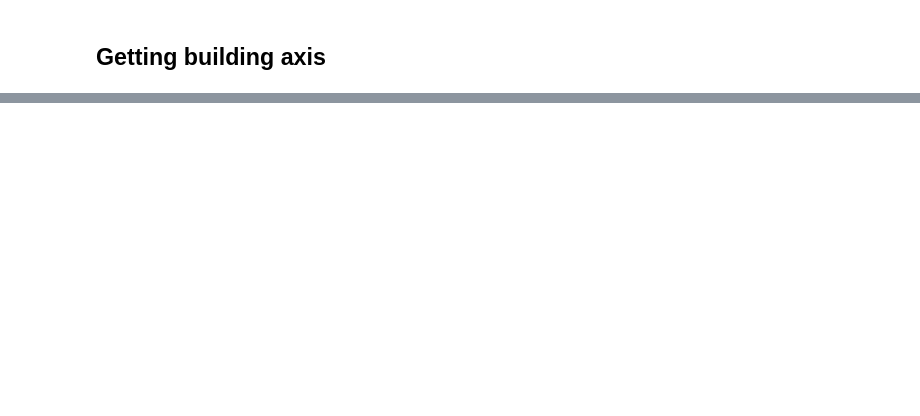
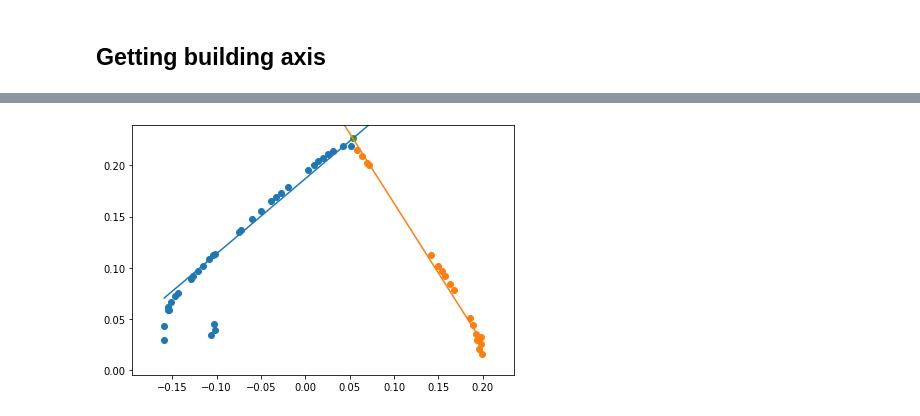
Before and after one commit to falcoso/Vision-Hammer, a Jupyter notebook: Point Cloud Demos.ipynb, the cells around one changed output, grey strips where cells are left out. Drawn from its saved outputs; the diff is of its cells as text; code cells hidden in the pictures; blank space fills up the shorter version.

Commit message:
Added building alignment separate to function, still need to sort out return convention.

```diff
--- a/Point Cloud Demos.ipynb
+++ b/Point Cloud Demos.ipynb
@@ -272,16 +241,6 @@ def matching(pcd, labels):
             vecs2.paint_uniform_color([1,0,0])
             o3d.visualization.draw_geometries([cluster, vecs, vecs2, cluster.get_axis_aligned_bounding_box()])
 
-        elif vol < 0.3*np.min(ref_vols):
-            pass # not big enough to classify
-        else:
-            for (key, cl), ref_vol in zip(refs.items(), ref_vols):
-                if vol <= ref_vol and vol > 0.3*ref_vol:
-                    matches.append(key)
-
-            match_rate = np.zeros(len(matches))
-            for match in matches:
-                cluster.translate(-cluster.get_center())
 
 clouds = []
 for i in range(2,6):
@@ -289,7 +248,7 @@ for i in range(2,6):
 
 print("Segmenting")
 pcd = clouds[0]
-labels, norm = corr.segment(pcd, 0.005, 20, 100)
+labels, norm = corr.segment(pcd)
 inliers = np.where(labels != -1)[0]
 pcd = pcd.select_down_sample(inliers)
 labels = np.array([i for i in labels if i !=-1])
@@ -305,0 +262,79 @@ Scenery cluster
+# %%
+%matplotlib inline
+
+def lines(x, n):
+    return 1/n[1] - n[0]*x/n[1]
+
+# This will plot the best fit lines for the corners
+def matching2(pcd, labels):
+    # define fp to reference models
+    refs = {}
+    refs["Commander"] = o3d.io.read_point_cloud("./Point Clouds/Commander Ref.ply")
+    refs["Broadside"] = o3d.io.read_point_cloud("./Point Clouds/Broadside Ref.ply")
+    ref_vols = np.array([i.get_oriented_bounding_box().volume() for j, i in refs.items()])
+
+    # go through all clusters that have been labelled but not classified as
+    # outliers or the table plane
+    for i in range(labels.max()):  # note that this will go up to but not include table
+        cluster = np.where(labels == i)[0]
+        cluster = pcd.select_down_sample(cluster)
+        vol = cluster.get_oriented_bounding_box().volume()
+
+        # first filter possible matches based on size
+        matches = []
+        if vol > np.max(ref_vols): # potentially item of scenery, cluster more finely
+            print("Scenery cluster")
+            points = np.asarray(cluster.points)
+            points = np.delete(points, 1, axis=1)
+            points = np.concatenate((points, np.ones((points.shape[0], 1))), axis=1)
+            hull = scipy.spatial.ConvexHull(points[:,:2])
+            hull_pts = points[hull.vertices]
+            while len(hull_pts) < 50:
+                points = np.delete(points, hull.vertices, axis=0)
+                hull = scipy.spatial.ConvexHull(points[:,:2])
+                hull_pts =np.append(hull_pts, points[hull.vertices], axis=0)
+                x = o3d.geometry.PointCloud(o3d.utility.Vector3dVector(hull_pts)).voxel_down_sample(0.01)
+                hull_pts = np.asarray(x.points)
+            hull_pts = hull_pts[:,:2]
+
+            R = np.array([[0, -1],
+                          [1, 0]])
+            n, alpha, ind1, ind2, cost = utils.fit_corner2(hull_pts)
+            line_x = np.linspace(hull_pts[:, 0].min(), hull_pts[:, 0].max())
+            y1 = lines(line_x, n)
+            y2 = lines(line_x, R.dot(n)/alpha)
+#             plt.scatter(points[:,0], points[:,1])
+            for i in [ind1, ind2]:
+                plt.scatter(hull_pts[i, 0], hull_pts[i,1])
+            corner = np.sum(np.linalg.inv(np.array([n, R.dot(n)/alpha])), axis=1)
+            print(corner)
+            plt.scatter(corner[0], corner[1])
+            plt.plot(line_x, y1)
+            plt.plot(line_x, y2)
+            xrange = hull_pts[:,0].max()-hull_pts[:,0].min()
+            plt.xlim(hull_pts[:,0].min()-0.1*xrange, hull_pts[:,0].max()+0.1*xrange,)
+            yrange = hull_pts[:,1].max()-hull_pts[:,1].min()
+            plt.ylim(hull_pts[:,1].min()-0.1*yrange, hull_pts[:,1].max()+0.1*yrange,)
+            plt.tight_layout()
+            plt.show()
+
+
+clouds = []
+for i in range(2,6):
+    clouds.append(o3d.io.read_point_cloud("./Point Clouds/Field Clouds/Board 2/7.{}.ply".format(i)))
+
+# for i in range(1,8):
+#     clouds.append(o3d.io.read_point_cloud("./Point Clouds/Field Clouds/Board 1/6.{}.ply".format(i)))
+
+for pcd in clouds:
+    labels, norm = corr.segment(pcd)
+    R = utils.align_vectors(norm, np.array([0,1,0]))
+    pcd.transform(R)
+    pcd.translate(-pcd.get_center())
+    table = np.where(labels == labels.max())
+    points = np.asarray(pcd.points)
+    table_pts = points[table]
+    pcd.translate(np.array([0, -np.mean(table_pts, axis=1)[1], 0]))
+
+    matching2(pcd, labels)
+# %% [output]
@@ -305,0 +343 @@ Scenery cluster
+[figure, added]
```
Also changed, not shown: parts of 7 cells of this notebook, 2 other files.
